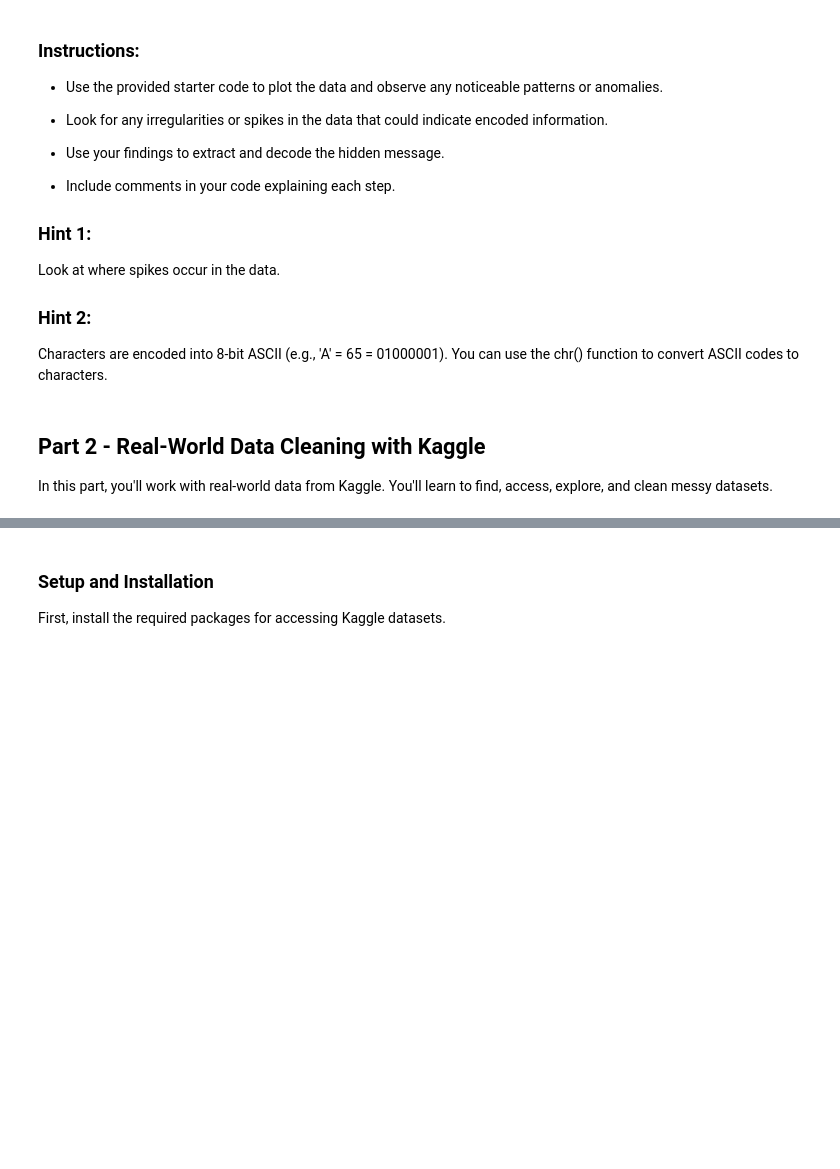
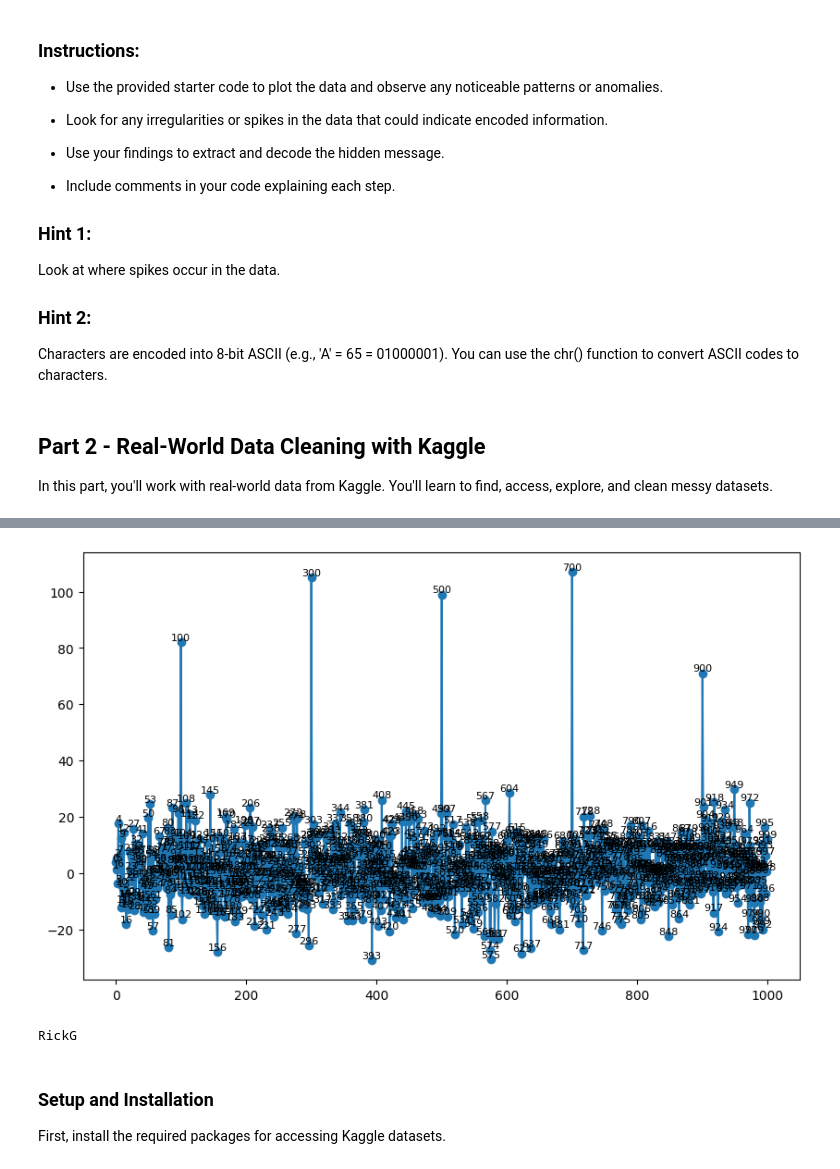
Before and after one commit to surf-guy/DSE200, a Jupyter notebook: HW/Le_HW_1.ipynb, the cells around one changed output, grey strips where cells are left out. Saved outputs shown, nothing was run; the diff lists cells and outputs as text; code cells hidden in the pictures; blank space fills up the shorter version.

Commit message:
Secret message challenge done

```diff
--- a/HW/Le_HW_1.ipynb
+++ b/HW/Le_HW_1.ipynb
@@ -448,3 +462,24 @@ In this part, you'll work with real-world data from Kaggle. You'll learn to find
+# %%
+#Figure where the large spikes are
+ #print out the array index of each point
+plt.figure(figsize=(10, 6))
+plt.plot(data, marker='o')
+for i, val in enumerate(data):
+    plt.text(i, val, str(i), ha='center', va='bottom', fontsize=8)
+
+plt.show()
+# %% [output]
+[figure, added]
+# %%
+#spikes occur at data[100, 300, 500, 700, 900]
+
+#create an array of these asci to characters
+secret=""
+for i in [100, 300, 500, 700, 900]:
+  secret+=chr(int(data[i]))
+print(secret)
+# %% [output]
+RickG
 # %% [markdown]
 ### Setup and Installation
 
```
Also changed, not shown: parts of 2 cells of this notebook.
